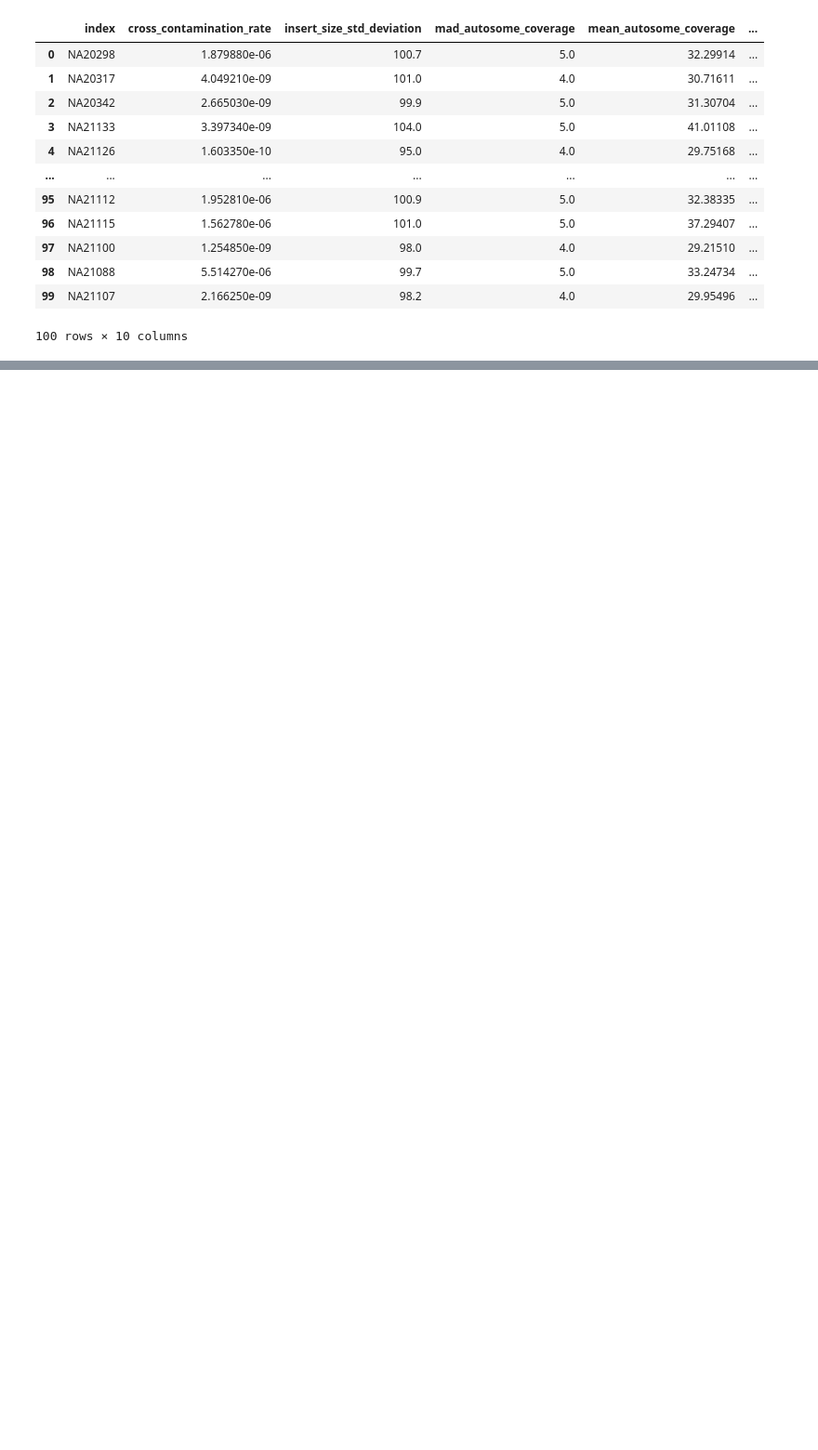
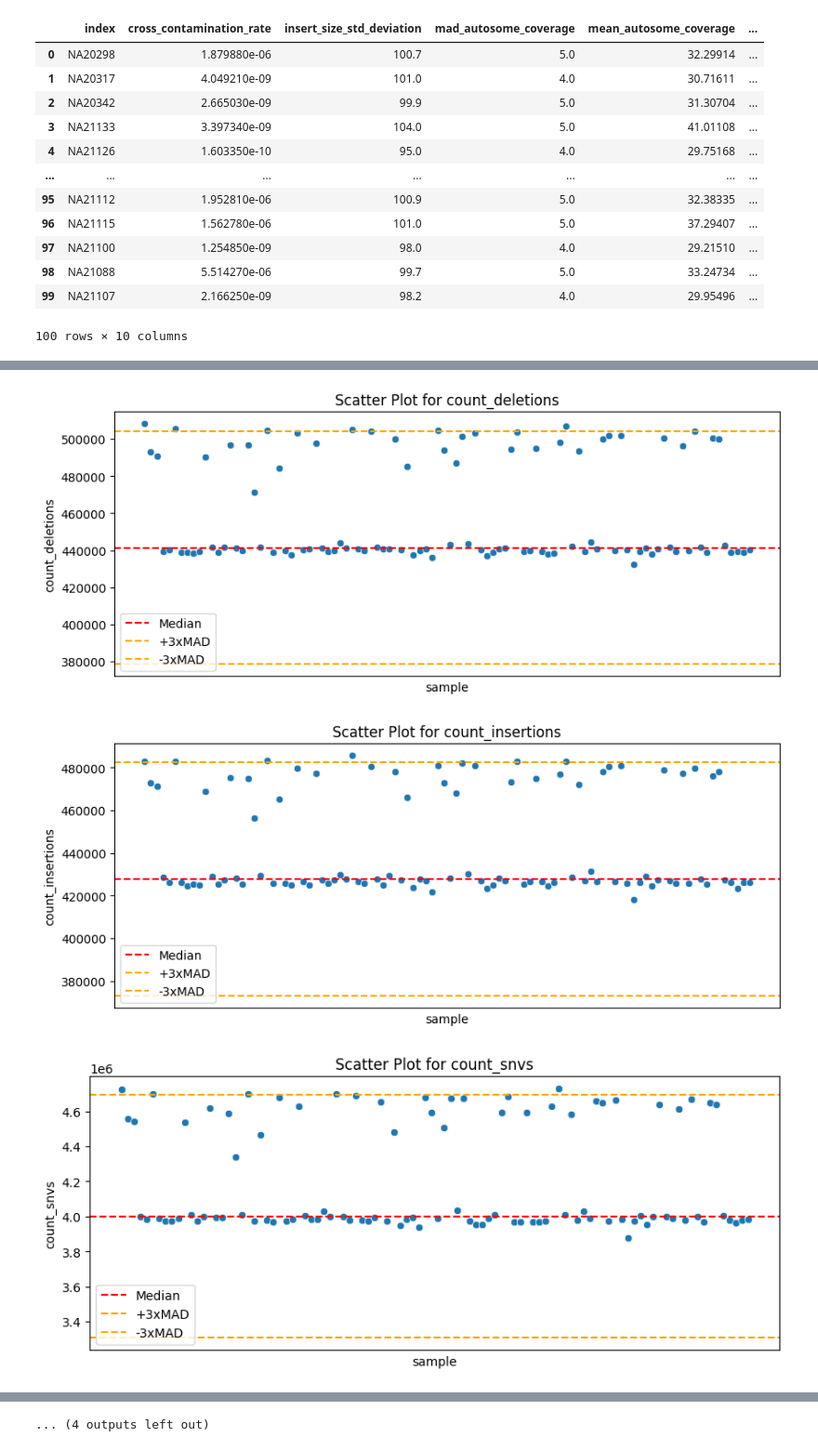
Before and after one commit to ga4gh/quality-control-wgs, a Jupyter notebook: benchmark_resources/stats/Metrics_distribution.ipynb, the cells around one changed output, grey strips where cells are left out. Shown at 93% size. Cells and saved outputs as stored; diff of their text form; code cells hidden in the pictures; blank space fills up the shorter version.

Commit message:
Ignore benchmark resources dev

```diff
--- a/benchmark_resources/stats/Metrics_distribution.ipynb
+++ b/benchmark_resources/stats/Metrics_distribution.ipynb
@@ -96,0 +130,12 @@ for col in dft.columns[1:]:
+# %%
+path = f'../n.100-1kg-dragen3.7.6-npm-dev-results/*.metrics.json'
+# Load all the metrics.json file within a directory
+files = glob.glob(path)
+# Parse 1 file in 1 df
+df_array = [preprocess_json(file) for file in files]
+# Concat all df into one
+df_ = pd.concat(df_array, axis=1, ignore_index=False)
+# Transpose
+dft = df_.T.reset_index()
+
+dft
@@ -96,0 +156,7 @@ for col in dft.columns[1:]:
+# %%
+# Plot distribution for each metric
+distribution(dft)
+# %% [output]
+[figure, added]
+[figure, added]
+[figure, added]
@@ -96,0 +172 @@ for col in dft.columns[1:]:
+... (4 outputs left out)
```
Also changed, not shown: parts of 11 cells of this notebook, 1 other file.
